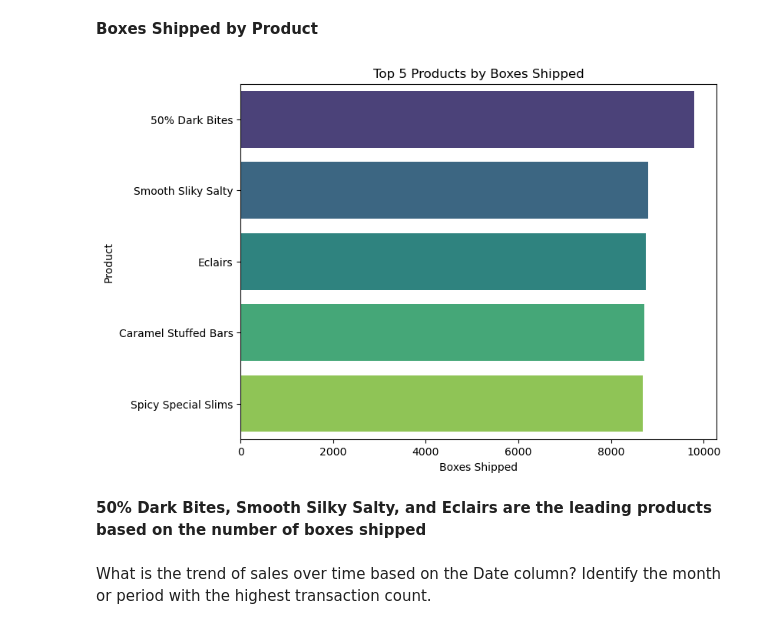
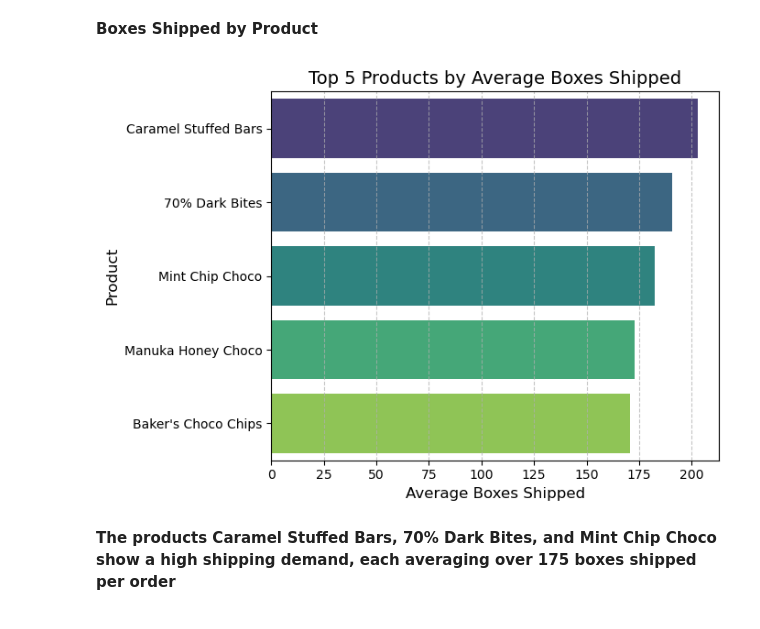
Before and after one commit to danisharain12/Machine-Learning-Projects, a Jupyter notebook: Predicting Chocolate Sales Revenue/Predicting Chocolate Sales Revenue.ipynb, the cells around one changed output. Drawn from its saved outputs; the diff is of its cells as text; code cells hidden in the pictures.

```diff
--- a/Predicting Chocolate Sales Revenue/Predicting Chocolate Sales Revenue.ipynb
+++ b/Predicting Chocolate Sales Revenue/Predicting Chocolate Sales Revenue.ipynb
@@ -247,18 +249,21 @@ plt.show()
 # %% [markdown]
 **Boxes Shipped by Product**
 # %%
-boxship_by_product = df.groupby('Product')['Boxes Shipped'].sum().sort_values(ascending=False).reset_index().head(5)
+boxship_by_product = df.groupby('Product')['Boxes Shipped'].mean().sort_values(ascending=False).reset_index().head(5)
 
-plt.figure(figsize=(8, 6))
+plt.figure(figsize=(7, 5))
 sns.barplot(y='Product', x='Boxes Shipped', data=boxship_by_product, palette='viridis')
-plt.title('Top 5 Products by Boxes Shipped')
-plt.ylabel('Product')
-plt.xlabel('Boxes Shipped')
+
+plt.title('Top 5 Products by Average Boxes Shipped', fontsize=14)
+plt.xlabel('Average Boxes Shipped', fontsize=12)
+plt.ylabel('Product', fontsize=12)
+plt.xticks(fontsize=10)
+plt.yticks(fontsize=10)
+plt.grid(axis='x', linestyle='--', alpha=0.7)
+
+plt.tight_layout()
 plt.show()
 # %% [output]
-[figure, old version]
+[figure, new version]
 # %% [markdown]
-**50% Dark Bites, Smooth Silky Salty, and Eclairs are the leading products based on the number of boxes shipped**
+**The products Caramel Stuffed Bars, 70% Dark Bites, and Mint Chip Choco show a high shipping demand, each averaging over 175 boxes shipped per order**
-# %% [markdown]
-What is the trend of sales over time based on the Date column? Identify the month or
-period with the highest transaction count.
```
Also changed, not shown: parts of 13 cells of this notebook.
